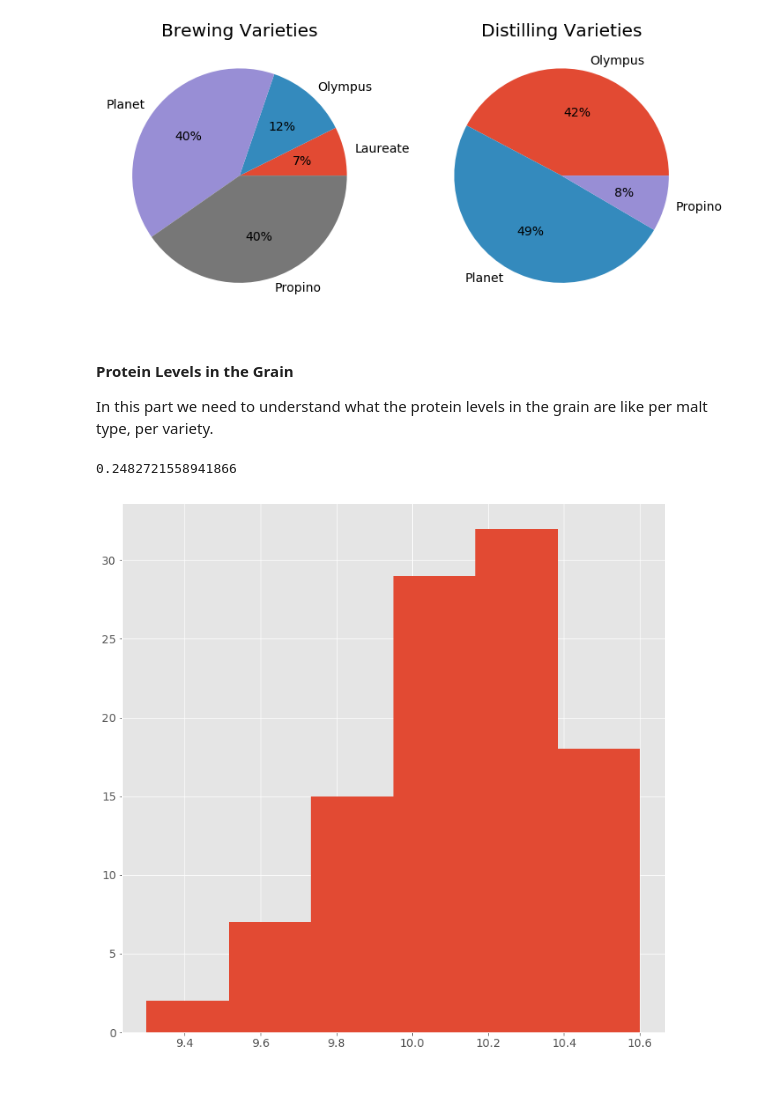
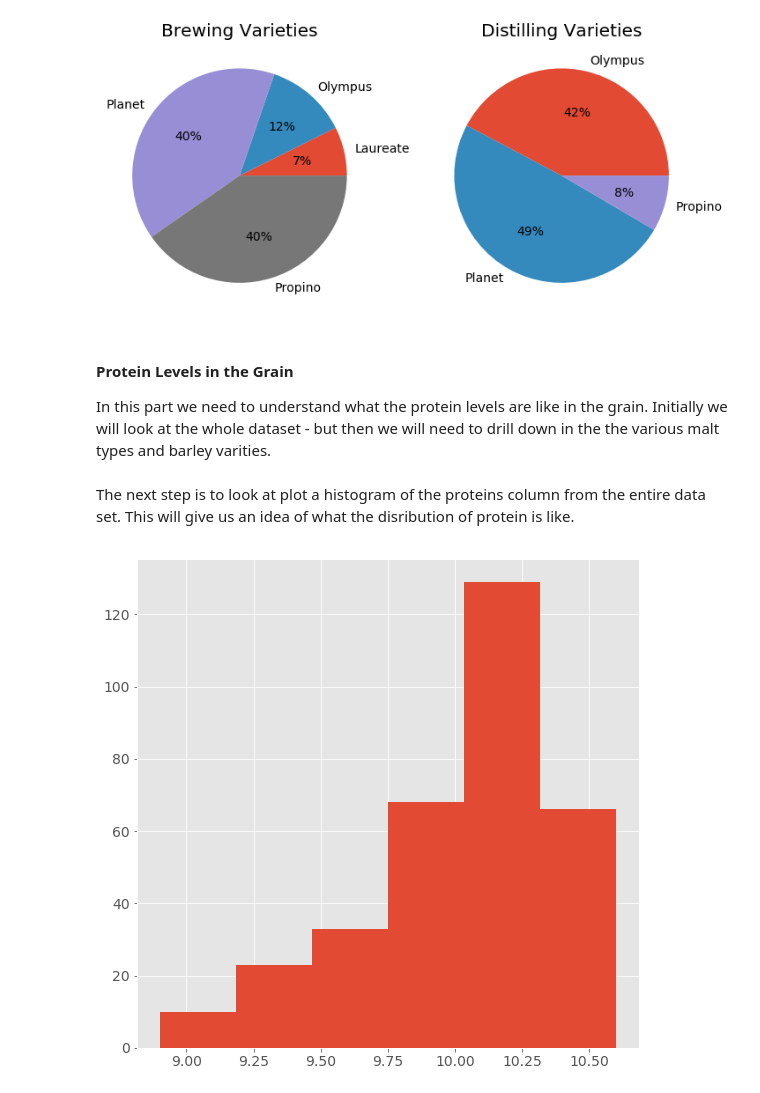
Before and after one commit to shkyler/gmit-pfda-project, a Jupyter notebook: datasimulation.ipynb, the cells around one changed output. Saved outputs shown, nothing was run; the diff lists cells and outputs as text; code cells hidden in the pictures.

Commit message:
analysed the existing data set

```diff
--- a/datasimulation.ipynb
+++ b/datasimulation.ipynb
@@ -230,23 +230,14 @@ plt.show()
 # %% [markdown]
 #### Protein Levels in the Grain
 
-In this part we need to understand what the protein levels in the grain are like per malt type, per variety.
+In this part we need to understand what the protein levels are like in the grain. Initially we will look at the whole dataset - but then we will need to drill down in the the various malt types and barley varities.
-# %%
-# split the dataset per malt type per malt variety
-# brewing
-brew_pla = df.loc[df.loc[:, "type"] == 'Brewing'][df.loc[:, "variety"] == 'Planet']
-brew_oly = df.loc[df.loc[:, "type"] == 'Brewing'][df.loc[:, "variety"] == 'Olympus']
-brew_lau = df.loc[df.loc[:, "type"] == 'Brewing'][df.loc[:, "variety"] == 'Laureate']
-brew_pro = df.loc[df.loc[:, "type"] == 'Brewing'][df.loc[:, "variety"] == 'Propino']
-
-# distilling
-dist_pla = df.loc[df.loc[:, "type"] == 'Distilling'][df.loc[:, "variety"] == 'Planet']
-dist_pro = df.loc[df.loc[:, "type"] == 'Distilling'][df.loc[:, "variety"] == 'Propino']
-dist_oly = df.loc[df.loc[:, "type"] == 'Distilling'][df.loc[:, "variety"] == 'Olympus']
-# %% [output]
-0.2482721558941866
-# %%
-plt.hist(brew_pla['protein'], bins=6)
-plt.show()
-# %% [output]
-[figure, removed]
+# %% [markdown]
+The next step is to look at plot a histogram of the proteins column from the entire data set. This will give us an idea of what the disribution of protein is like.
+# %%
+# resize the plots
+plt.rcParams['figure.figsize'] = [9, 9]
+# plot the histogram of the protein values
+plt.hist(df['protein'], bins=6)
+plt.show()
+# %% [output]
+[figure, added]
```
Also changed, not shown: parts of 15 cells of this notebook.
